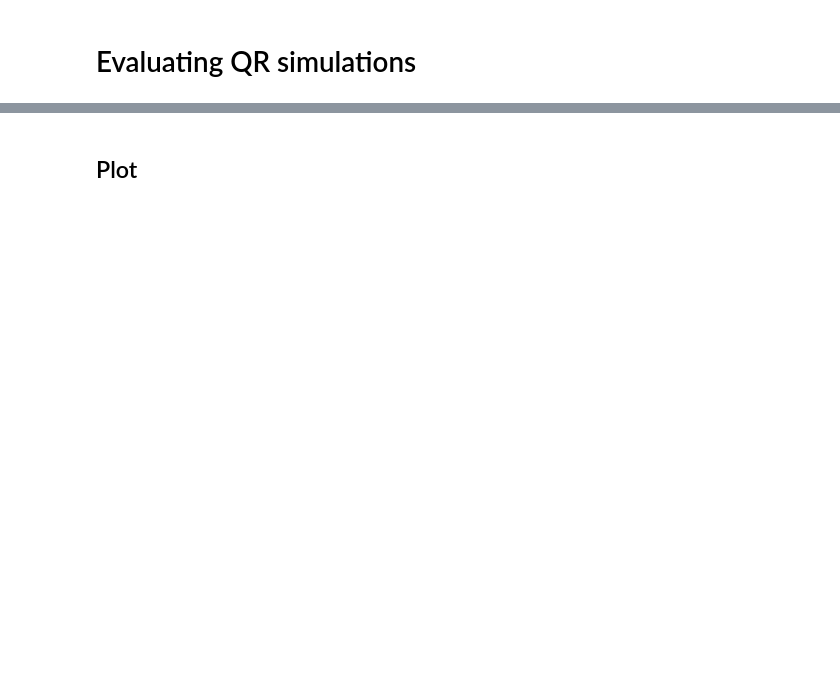
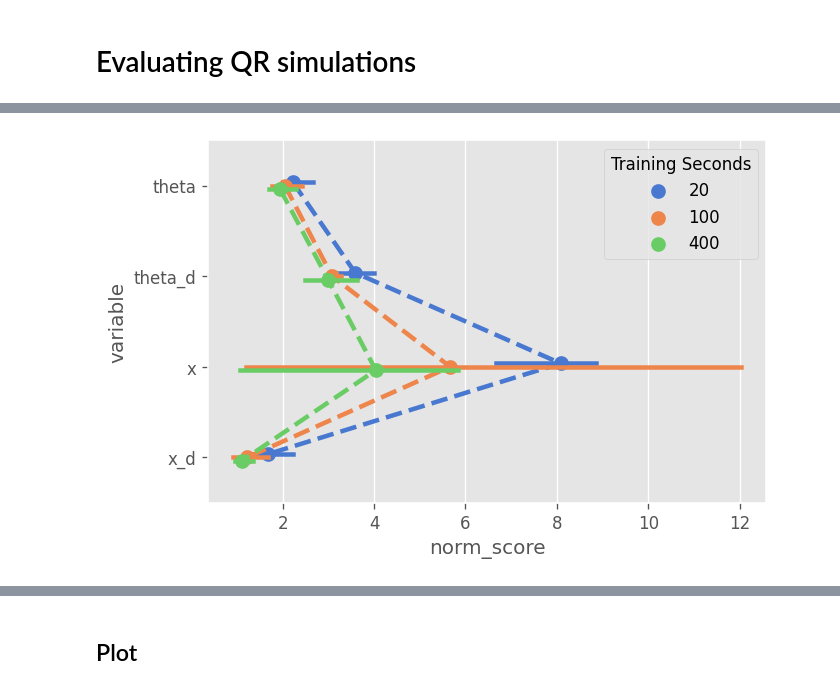
Before and after one commit to coordinated-systems-lab/UncQuanNASA, a Jupyter notebook: Models/Code/quantileRegression/qr_eval2.ipynb, the cells around one changed output, grey strips where cells are left out. Saved outputs shown, nothing was run; the diff lists cells and outputs as text; code cells hidden in the pictures; blank space fills up the shorter version.

```diff
--- a/Models/Code/quantileRegression/qr_eval2.ipynb
+++ b/Models/Code/quantileRegression/qr_eval2.ipynb
@@ -14,0 +34,7 @@ plt.style.use("ggplot")
+# %%
+from evaluation import compare_models
+
+
+# model_names = [f"qr_exp{i}" for i in range(5, 9)]
+model_names = ["qr_exp19", "qr_exp14", "qr_exp7"]
+res = compare_models(model_names).query("timeframe == 'first_10'")#.query("name != 'val_train'")
@@ -14,0 +57,33 @@ plt.style.use("ggplot")
+# %%
+# res["norm_score"] = res.score / res.groupby(["variable", "name", "noise", "interval"])["score"].transform("mean")
+# res["norm_score"] = res.score / res.groupby(["variable", "interval"])["score"].transform("mean")
+grp_cols = ["name", "variable", "noise", "interval", "model_name"]
+res["Training Seconds"] = res.model_name.map({
+    "qr_exp14": 20,
+    "qr_exp19": 100,
+    "qr_exp7": 400,
+})
+grp_cols = ["variable", "Training Seconds", "name"]
+# grp_cols = ["variable", "model_name", "name"]
+fig, ax = plt.subplots(dpi=120)
+sns.pointplot(
+    # res,
+    res.groupby(grp_cols, as_index=False)["norm_score"].mean(),
+    x="norm_score",
+    y="variable",
+    hue="Training Seconds",
+    # hue="model_name",
+    orient="h",
+    palette="muted",
+    dodge=True,
+    ax=ax,
+    linestyles="--",
+    errorbar="ci",
+    order=["theta", "theta_d", "x", "x_d"]
+)
+# ax.set_xlim(0, None)
+plt.show()
+# for v in ["x", "theta"]:
+#     plt.show()
+# %% [output]
+[figure, added]
```
Also changed, not shown: parts of 19 cells of this notebook, 2 other files.
